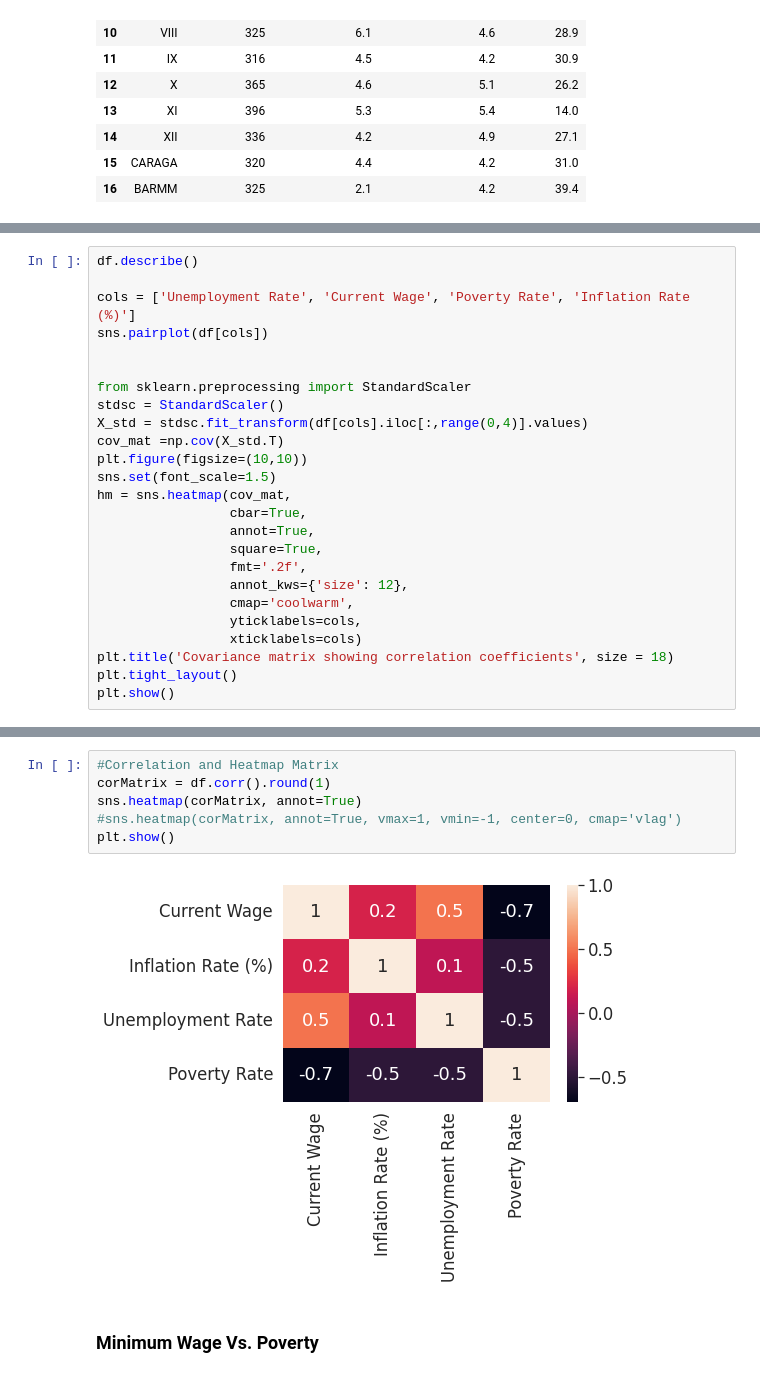
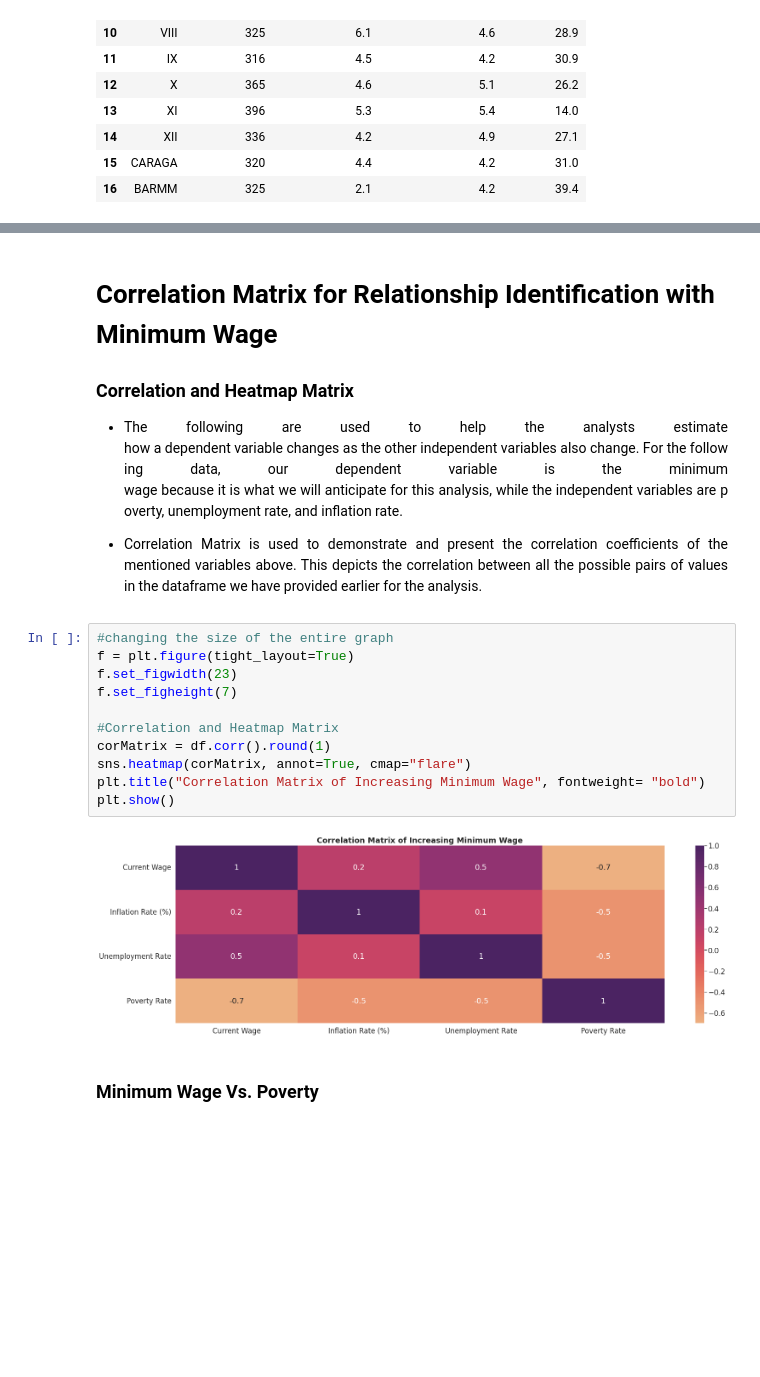
Before and after one commit to kryzlerahne/IT3205_FilipinoDataAlliance, a Jupyter notebook: Codes/The_Future_Pay_Visualizations.ipynb, the cells around one changed output, grey strips where cells are left out. Cells and saved outputs as stored; diff of their text form; blank space fills up the shorter version.

Commit message:
Updated Visualizations for Regression

```diff
--- a/Codes/The_Future_Pay_Visualizations.ipynb
+++ b/Codes/The_Future_Pay_Visualizations.ipynb
@@ -607,25 +604,0 @@ display(df.iloc[0:])
-# %%
-df.describe()
-
-cols = ['Unemployment Rate', 'Current Wage', 'Poverty Rate', 'Inflation Rate (%)']
-sns.pairplot(df[cols])
-
-
-from sklearn.preprocessing import StandardScaler
-stdsc = StandardScaler()
-X_std = stdsc.fit_transform(df[cols].iloc[:,range(0,4)].values)
-cov_mat =np.cov(X_std.T)
-plt.figure(figsize=(10,10))
-sns.set(font_scale=1.5)
-hm = sns.heatmap(cov_mat,
-                 cbar=True,
-                 annot=True,
-                 square=True,
-                 fmt='.2f',
-                 annot_kws={'size': 12},
-                 cmap='coolwarm',
-                 yticklabels=cols,
-                 xticklabels=cols)
-plt.title('Covariance matrix showing correlation coefficients', size = 18)
-plt.tight_layout()
-plt.show()
@@ -635,11 +605,24 @@ plt.show()
+# %% [markdown]
+# Correlation Matrix for Relationship Identification with Minimum Wage
+
+### Correlation and Heatmap Matrix
+
+*   <p align=justify>The following are used to help the analysts estimate how a dependent variable changes as the other independent variables also change. For the following data, our dependent variable is the minimum wage because it is what we will anticipate for this analysis, while the independent variables are poverty, unemployment rate, and inflation rate.
+
+* <p align=justify> Correlation Matrix is used to demonstrate and present the correlation coefficients of the mentioned variables above. This depicts the correlation between all the possible pairs of values in the dataframe we have provided earlier for the analysis.
 # %%
+#changing the size of the entire graph
+f = plt.figure(tight_layout=True)
+f.set_figwidth(23)
+f.set_figheight(7)
+
 #Correlation and Heatmap Matrix
 corMatrix = df.corr().round(1)
-sns.heatmap(corMatrix, annot=True)
-#sns.heatmap(corMatrix, annot=True, vmax=1, vmin=-1, center=0, cmap='vlag')
+sns.heatmap(corMatrix, annot=True, cmap="flare")
+plt.title("Correlation Matrix of Increasing Minimum Wage", fontweight= "bold")
 plt.show()
 # %% [output]
-[figure, old version]
+[figure, new version]
 # %% [markdown]
 ### Minimum Wage Vs. Poverty
 # %%
```
Also changed, not shown: parts of 6 cells of this notebook.
